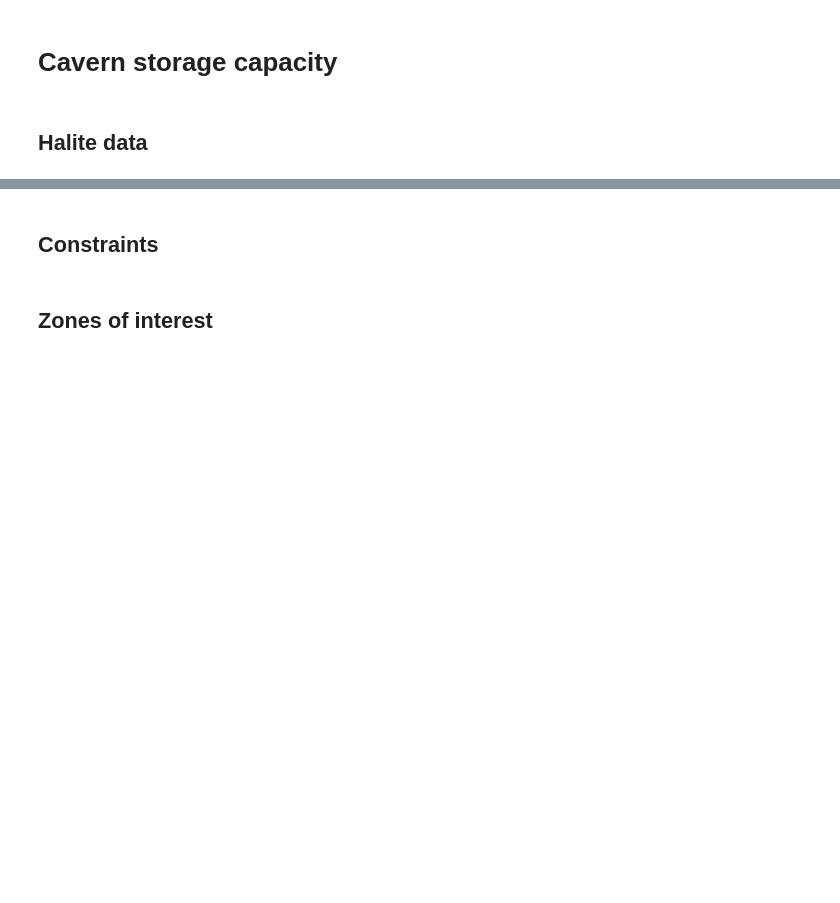
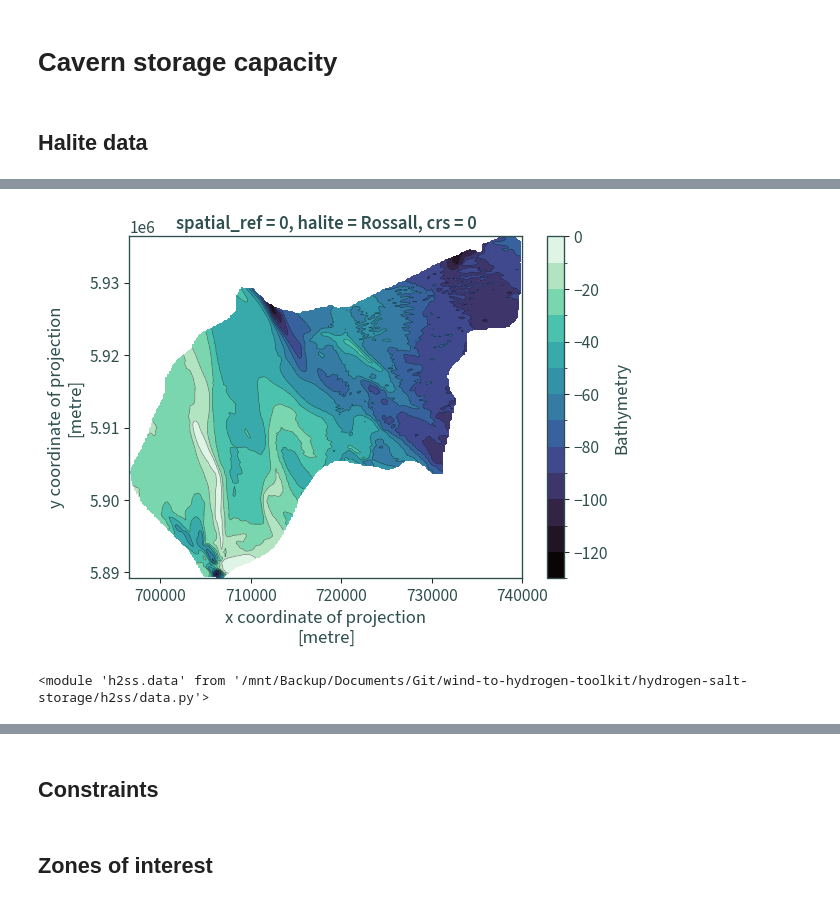
Before and after one commit to wind-to-hydrogen-toolkit/hydrogen-salt-storage, a Jupyter notebook: docs/notebooks/kish_basin_caverns_capacity.ipynb, the cells around one changed output, grey strips where cells are left out. Cells and saved outputs as stored; diff of their text form; code cells hidden in the pictures; blank space fills up the shorter version.

```diff
--- a/docs/notebooks/kish_basin_caverns_capacity.ipynb
+++ b/docs/notebooks/kish_basin_caverns_capacity.ipynb
@@ -34,0 +54,9 @@ xmin, ymin, xmax, ymax = extent.total_bounds
+# %%
+# ax = ds.isel(halite=3)["Bathymetry"].plot.contourf(cmap="mako")
+ds.isel(halite=3)["Bathymetry"].plot.contourf(cmap="mako", levels=15)
+CS = ds.isel(halite=3)["Bathymetry"].plot.contour(colors="black", levels=15, linewidths=0.5, alpha=.5, linestyles="solid")
+# plt.clabel(CS, inline=True)
+plt.tight_layout()
+plt.show()
+# %% [output]
+[figure, added]
@@ -34,0 +65,4 @@ xmin, ymin, xmax, ymax = extent.total_bounds
+# %%
+importlib.reload(rd)
+# %% [output]
+<module 'h2ss.data' from '/mnt/Backup/Documents/Git/wind-to-hydrogen-toolkit/hydrogen-salt-storage/h2ss/data.py'>
```
Also changed, not shown: parts of 11 cells of this notebook, 1 other file.
